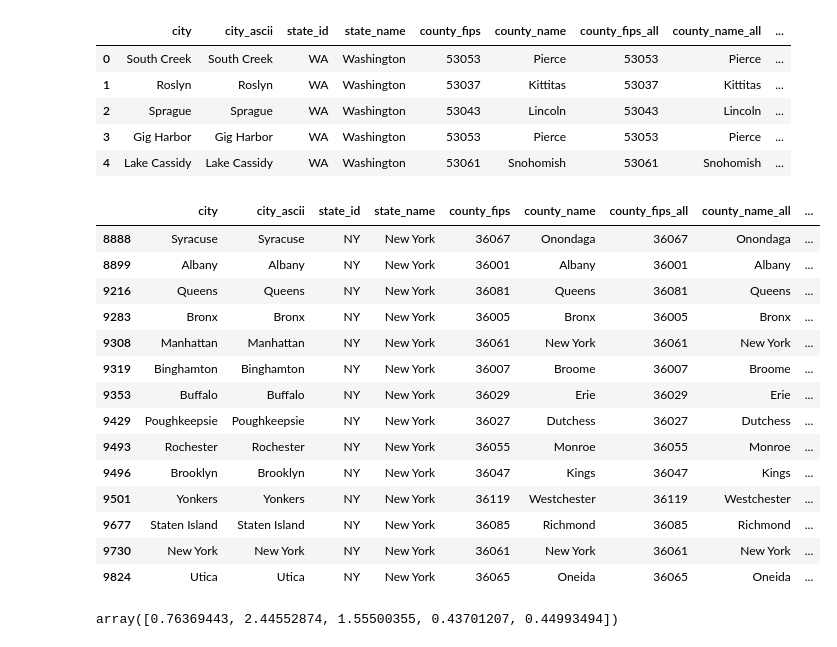
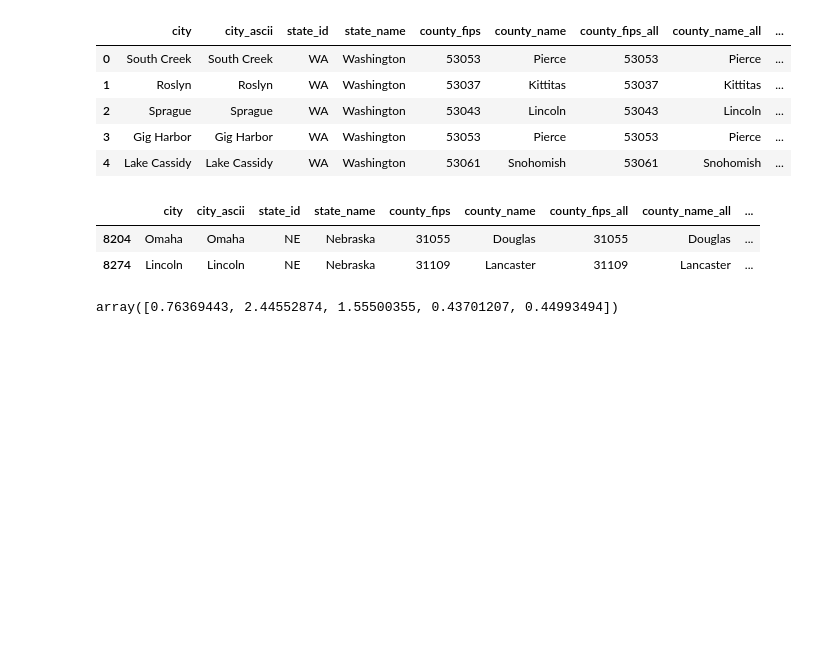
Before and after one commit to RileyWClarke/MLTSA_COVID19, a Jupyter notebook: covid19_dist.ipynb, the cells around one changed output. Cells and saved outputs as stored; diff of their text form; code cells hidden in the pictures; blank space fills up the shorter version.

```diff
--- a/covid19_dist.ipynb
+++ b/covid19_dist.ipynb
@@ -314,23 +334,11 @@ uscities.head()
 | 3 | Gig Harbor | Gig Harbor | WA | Washington | 53053 | Pierce | 53053 | Pierce | ... |
 | 4 | Lake Cassidy | Lake Cassidy | WA | Washington | 53061 | Snohomish | 53061 | Snohomish | ... |
 # %%
-uscities.loc[(uscities['state_id'] == 'NY') & (uscities['population'] > 100000)]
+uscities.loc[(uscities['state_id'] == 'NE') & (uscities['population'] > 100000)]
 # %% [output]
 |  | city | city_ascii | state_id | state_name | county_fips | county_name | county_fips_all | county_name_all | ... |
-| 8888 | Syracuse | Syracuse | NY | New York | 36067 | Onondaga | 36067 | Onondaga | ... |
-| 8899 | Albany | Albany | NY | New York | 36001 | Albany | 36001 | Albany | ... |
-| 9216 | Queens | Queens | NY | New York | 36081 | Queens | 36081 | Queens | ... |
-| 9283 | Bronx | Bronx | NY | New York | 36005 | Bronx | 36005 | Bronx | ... |
-| 9308 | Manhattan | Manhattan | NY | New York | 36061 | New York | 36061 | New York | ... |
-| 9319 | Binghamton | Binghamton | NY | New York | 36007 | Broome | 36007 | Broome | ... |
-| 9353 | Buffalo | Buffalo | NY | New York | 36029 | Erie | 36029 | Erie | ... |
-| 9429 | Poughkeepsie | Poughkeepsie | NY | New York | 36027 | Dutchess | 36027 | Dutchess | ... |
-| 9493 | Rochester | Rochester | NY | New York | 36055 | Monroe | 36055 | Monroe | ... |
-| 9496 | Brooklyn | Brooklyn | NY | New York | 36047 | Kings | 36047 | Kings | ... |
-| 9501 | Yonkers | Yonkers | NY | New York | 36119 | Westchester | 36119 | Westchester | ... |
-| 9677 | Staten Island | Staten Island | NY | New York | 36085 | Richmond | 36085 | Richmond | ... |
-| 9730 | New York | New York | NY | New York | 36061 | New York | 36061 | New York | ... |
-| 9824 | Utica | Utica | NY | New York | 36065 | Oneida | 36065 | Oneida | ... |
+| 8204 | Omaha | Omaha | NE | Nebraska | 31055 | Douglas | 31055 | Douglas | ... |
+| 8274 | Lincoln | Lincoln | NE | Nebraska | 31109 | Lancaster | 31109 | Lancaster | ... |
 # %%
 ca_mean_den = uscities['density'].loc[(uscities['state_id'] == 'CA') & (uscities['population'] > 100000)].mean()
 ny_mean_den = uscities['density'].loc[(uscities['state_id'] == 'NY') & (uscities['population'] > 100000)].mean()
```
Also changed, not shown: parts of 2 cells of this notebook.
